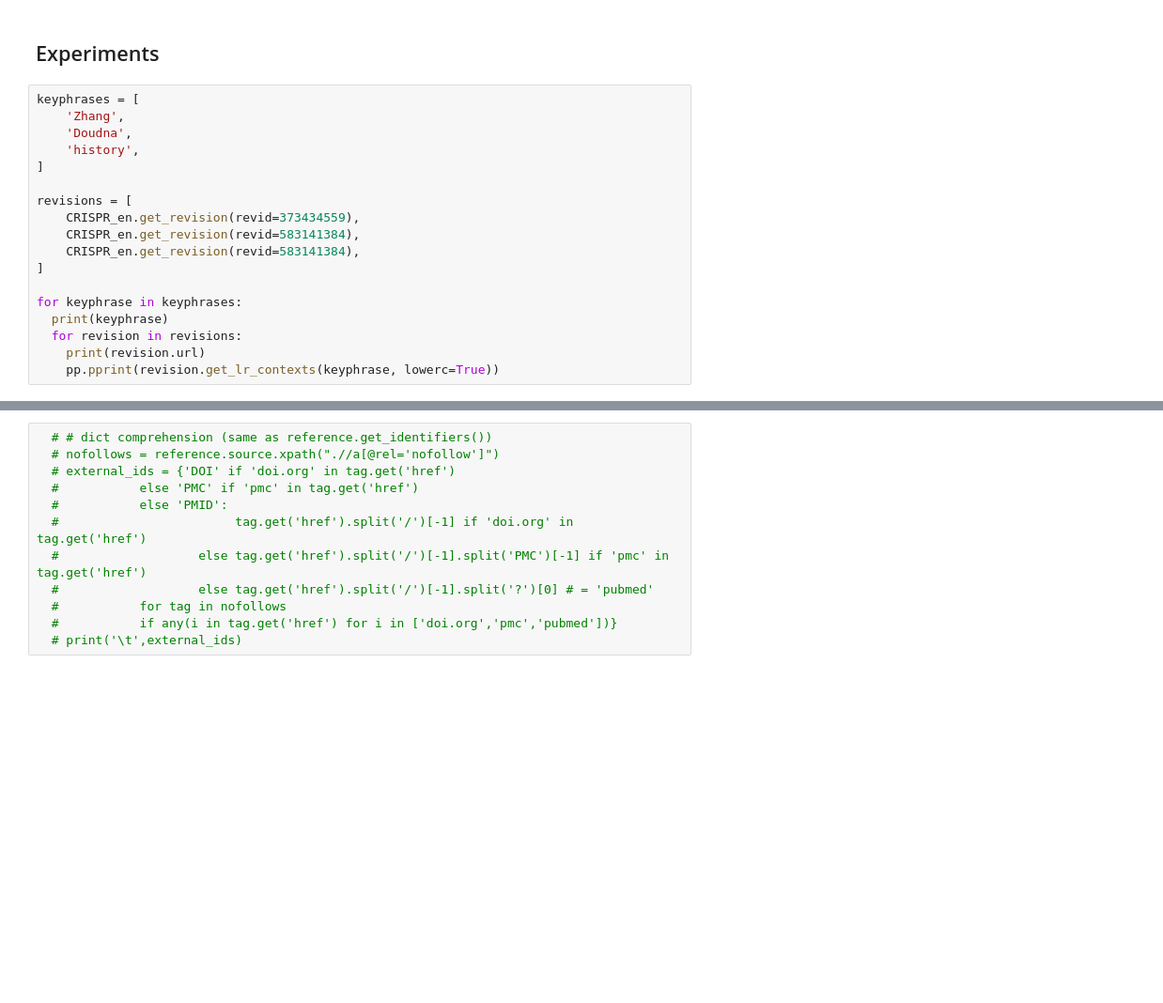
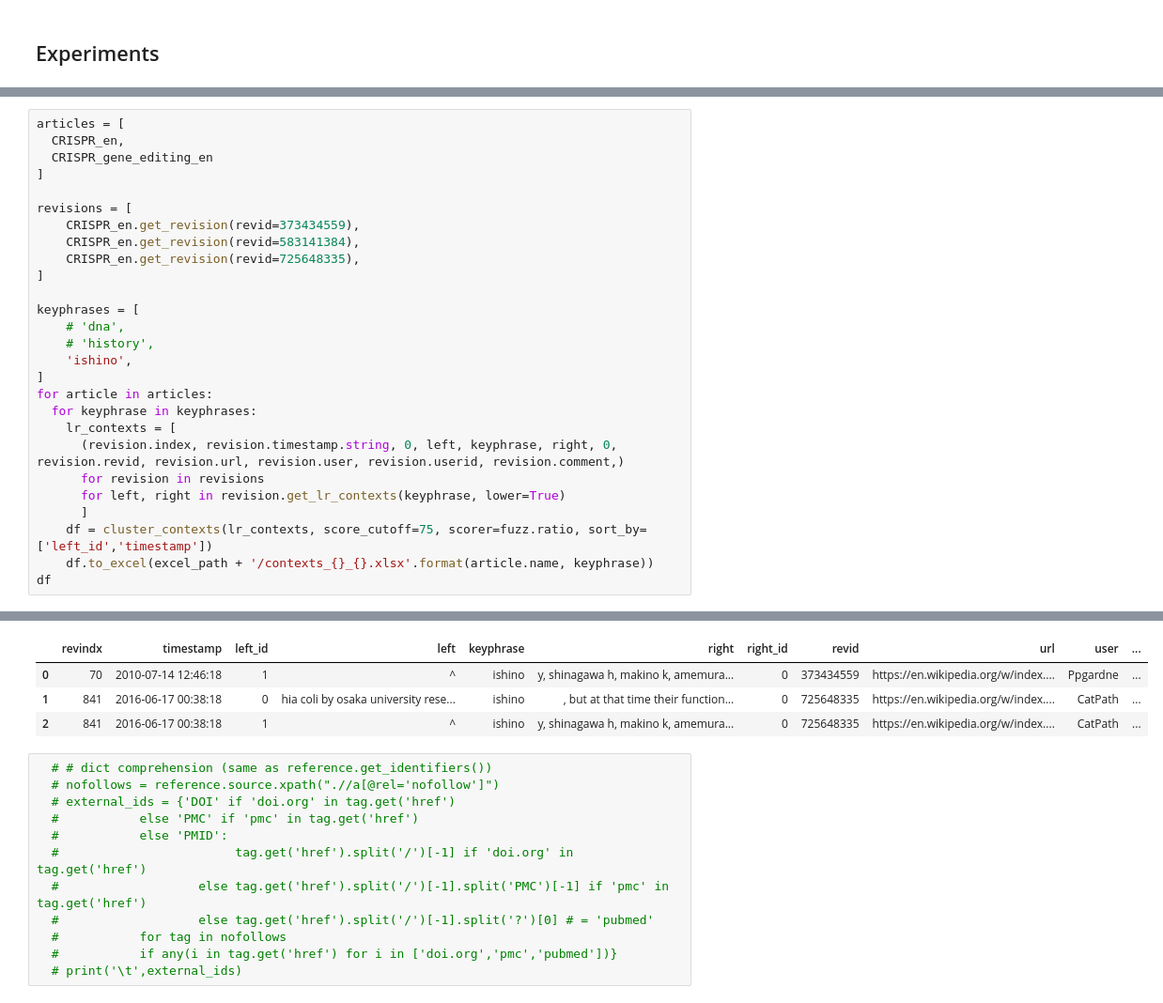
Before and after one commit to webis-de/PUS-23, a Jupyter notebook: code/arno_experiments.ipynb, the cells around one changed output, grey strips where cells are left out. Shown: that part at 94% size. Saved outputs shown, nothing was run; the diff lists cells and outputs as text; blank space fills up the shorter version.

Commit message:
revision.py & arno_experiments
Former-commit-id: fb9f01d7c22324b6b6ae375363ff6c6ec1206eba

```diff
--- a/code/arno_experiments.ipynb
+++ b/code/arno_experiments.ipynb
@@ -72,21 +72,3 @@ def find_all(text, keyphrase): # https://stackoverflow.com/questions/4664850/how
     start += len(keyphrase) # use start += 1 to find overlapping matches
 # %% [markdown]
 ## Experiments
-# %%
-keyphrases = [
-    'Zhang',
-    'Doudna',
-    'history',
-]
-
-revisions = [
-    CRISPR_en.get_revision(revid=373434559),
-    CRISPR_en.get_revision(revid=583141384),
-    CRISPR_en.get_revision(revid=583141384),
-]
-
-for keyphrase in keyphrases:
-  print(keyphrase)
-  for revision in revisions:
-    print(revision.url)
-    pp.pprint(revision.get_lr_contexts(keyphrase, lowerc=True))
@@ -110,0 +104,28 @@ https://en.wikipedia.org/w/index.php?title=CRISPR&oldid=583141384
+# %%
+articles = [
+  CRISPR_en,
+  CRISPR_gene_editing_en
+]
+
+revisions = [
+    CRISPR_en.get_revision(revid=373434559),
+    CRISPR_en.get_revision(revid=583141384),
+    CRISPR_en.get_revision(revid=725648335),
+]
+
+keyphrases = [
+    # 'dna',
+    # 'history',
+    'ishino',
+]
+for article in articles:
+  for keyphrase in keyphrases:
+    lr_contexts = [
+      (revision.index, revision.timestamp.string, 0, left, keyphrase, right, 0, revision.revid, revision.url, revision.user, revision.userid, revision.comment,)
+      for revision in revisions
+      for left, right in revision.get_lr_contexts(keyphrase, lower=True)
+      ]
+    df = cluster_contexts(lr_contexts, score_cutoff=75, scorer=fuzz.ratio, sort_by=['left_id','timestamp'])
+    df.to_excel(excel_path + '/contexts_{}_{}.xlsx'.format(article.name, keyphrase))
+df
+# %% [output]
@@ -111,3 +133,7 @@ https://en.wikipedia.org/w/index.php?title=CRISPR&oldid=583141384
+|  | revindx | timestamp | left_id | left | keyphrase | right | right_id | revid | url | user | ... |
+| 0 | 70 | 2010-07-14 12:46:18 | 1 | ^ | ishino | y, shinagawa h, makino k, amemura... | 0 | 373434559 | https://en.wikipedia.org/w/index.... | Ppgardne | ... |
+| 1 | 841 | 2016-06-17 00:38:18 | 0 | hia coli by osaka university rese... | ishino | , but at that time their function... | 0 | 725648335 | https://en.wikipedia.org/w/index.... | CatPath | ... |
+| 2 | 841 | 2016-06-17 00:38:18 | 1 | ^ | ishino | y, shinagawa h, makino k, amemura... | 0 | 725648335 | https://en.wikipedia.org/w/index.... | CatPath | ... |
 # %%
   # # dict comprehension (same as reference.get_identifiers())
   # nofollows = reference.source.xpath(".//a[@rel='nofollow']")
```
Also changed, not shown: parts of 5 cells of this notebook.
